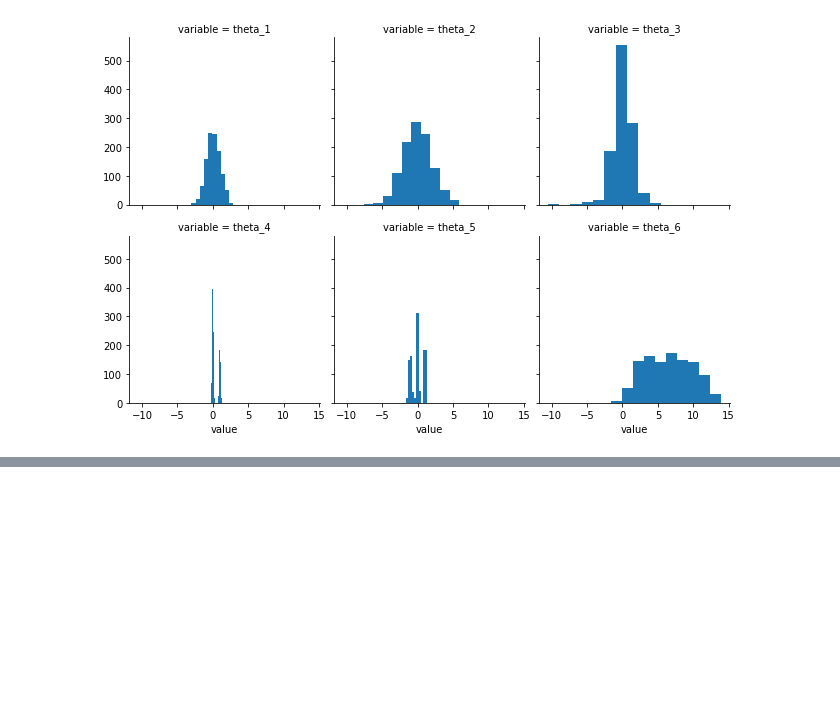
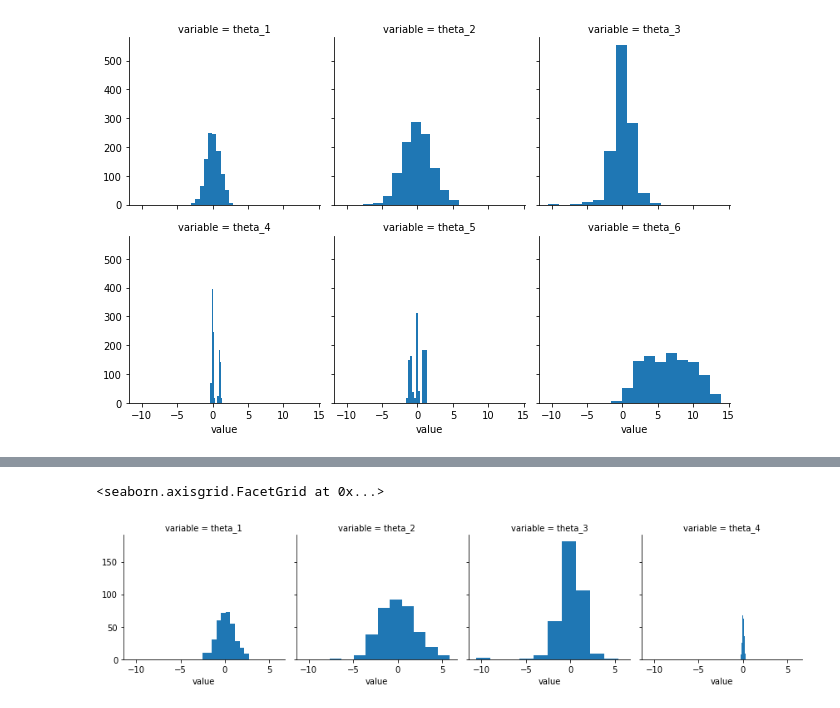
Before and after one commit to Stchena/Data_Analytics_AGH, a Jupyter notebook: LAB1/lab1_analytics.ipynb, the cells around one changed output, grey strips where cells are left out. Cells and saved outputs as stored; diff of their text form; code cells hidden in the pictures; blank space fills up the shorter version.

```diff
--- a/LAB1/lab1_analytics.ipynb
+++ b/LAB1/lab1_analytics.ipynb
@@ -92,0 +103,8 @@ Date
+# %%
+# Melt data and create histograms
+slcm = slc.melt()
+grid = sns.FacetGrid(slcm, col='variable')
+grid.map(plt.hist, 'value')
+# %% [output]
+<seaborn.axisgrid.FacetGrid at 0x...>
+[figure, added]
```
Also changed, not shown: parts of 4 cells of this notebook, 7 other files.
